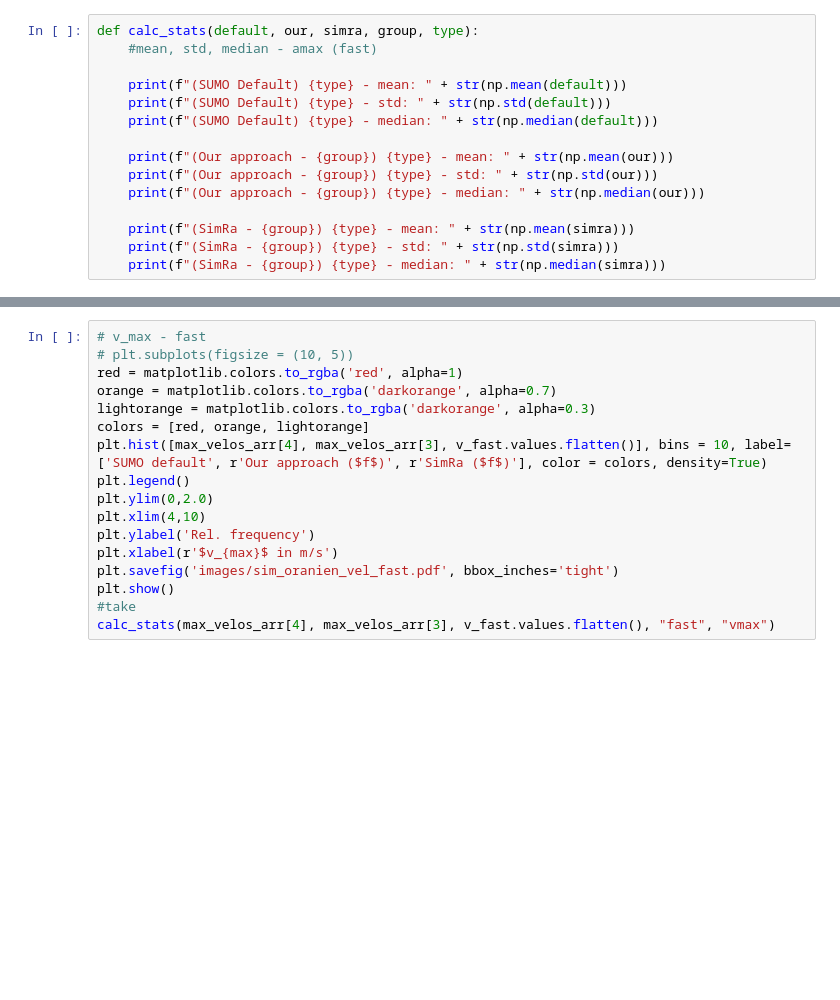
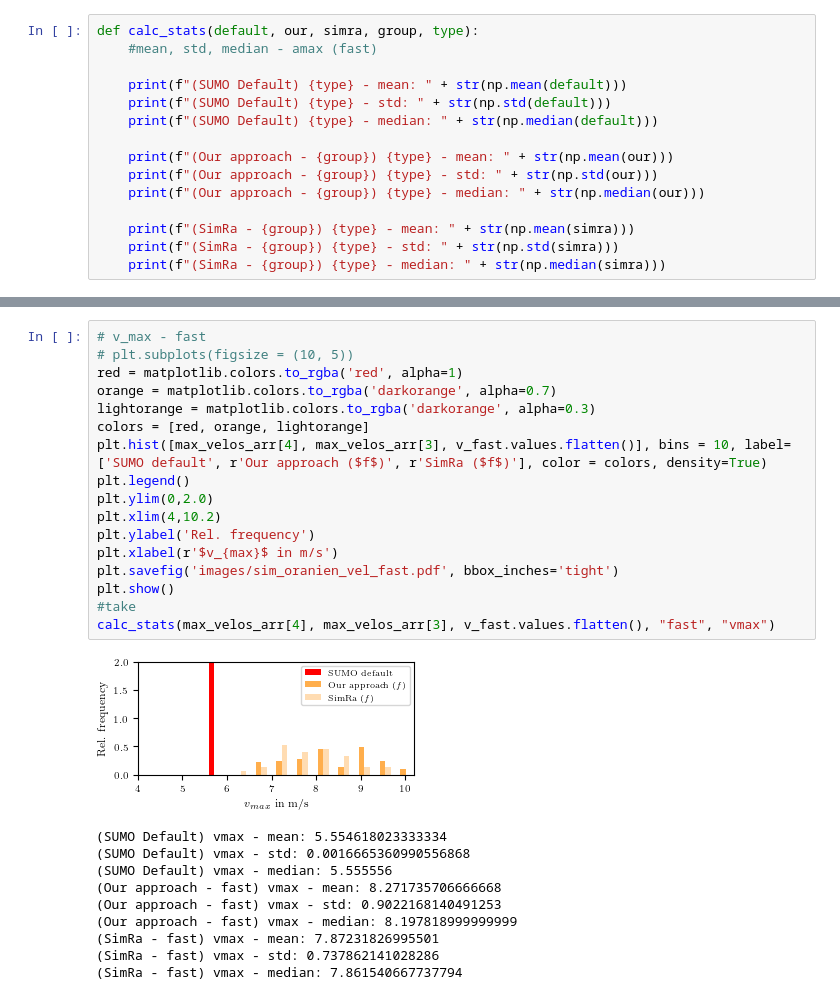
Before and after one commit to alexpagri/data-analytics, a Jupyter notebook: adsp/parameter_evaluation/SUMO_vs_Param_Oranien_new.ipynb, the cells around one changed output, grey strips where cells are left out. Drawn from its saved outputs; the diff is of its cells as text; blank space fills up the shorter version.

```diff
--- a/adsp/parameter_evaluation/SUMO_vs_Param_Oranien_new.ipynb
+++ b/adsp/parameter_evaluation/SUMO_vs_Param_Oranien_new.ipynb
@@ -309,20 +387,31 @@ plt.show()
 # %%
 # v_max - fast
 # plt.subplots(figsize = (10, 5))
 red = matplotlib.colors.to_rgba('red', alpha=1)
 orange = matplotlib.colors.to_rgba('darkorange', alpha=0.7)
 lightorange = matplotlib.colors.to_rgba('darkorange', alpha=0.3)
 colors = [red, orange, lightorange]
 plt.hist([max_velos_arr[4], max_velos_arr[3], v_fast.values.flatten()], bins = 10, label=['SUMO default', r'Our approach ($f$)', r'SimRa ($f$)'], color = colors, density=True)
 plt.legend()
 plt.ylim(0,2.0)
-plt.xlim(4,10)
+plt.xlim(4,10.2)
 plt.ylabel('Rel. frequency')
 plt.xlabel(r'$v_{max}$ in m/s')
 plt.savefig('images/sim_oranien_vel_fast.pdf', bbox_inches='tight')
 plt.show()
 #take
 calc_stats(max_velos_arr[4], max_velos_arr[3], v_fast.values.flatten(), "fast", "vmax")
+# %% [output]
+[figure, added]
+(SUMO Default) vmax - mean: 5.554618023333334
+(SUMO Default) vmax - std: 0.0016665360990556868
+(SUMO Default) vmax - median: 5.555556
+(Our approach - fast) vmax - mean: 8.271735706666668
+(Our approach - fast) vmax - std: 0.9022168140491253
+(Our approach - fast) vmax - median: 8.197818999999999
+(SimRa - fast) vmax - mean: 7.87231826995501
+(SimRa - fast) vmax - std: 0.737862141028286
+(SimRa - fast) vmax - median: 7.861540667737794
 # %%
 # d_max - all
 # plt.subplots(figsize = (10, 5))
```
Also changed, not shown: parts of 15 cells of this notebook, 41 other files.
